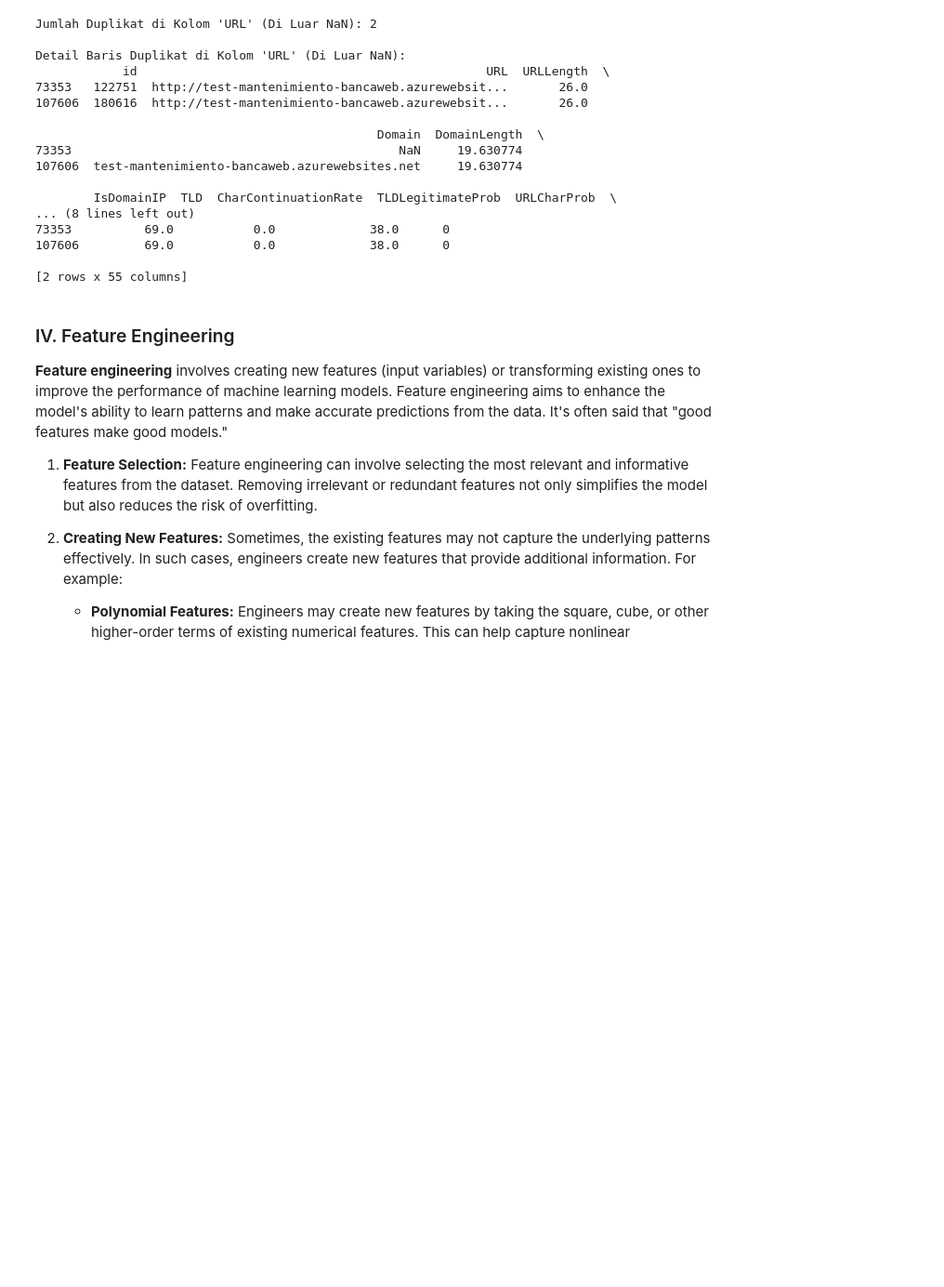
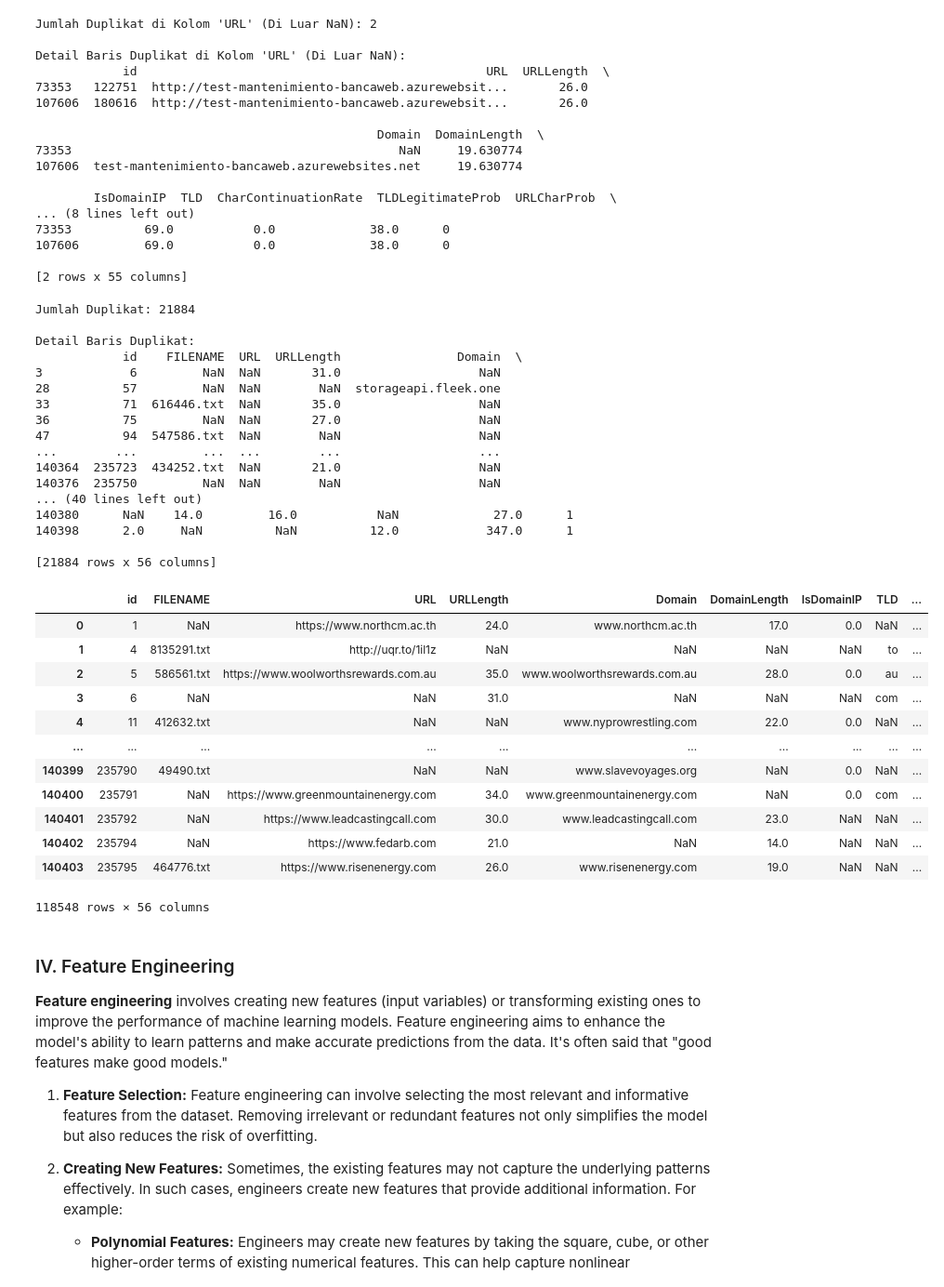
Before and after one commit to AhmadFawwazi/Tugas-Besar-2-IF3070-Dasar-Inteligensi-Artifisial-Implementasi-Algoritma-Pembelajaran-Mesin, a Jupyter notebook: src.ipynb, the cells around one changed output. Shown at 93% size. Saved outputs shown, nothing was run; the diff lists cells and outputs as text; code cells hidden in the pictures; blank space fills up the shorter version.

```diff
--- a/src.ipynb
+++ b/src.ipynb
@@ -327,6 +455,59 @@ Detail Baris Duplikat di Kolom 'URL' (Di Luar NaN):
 107606         69.0           0.0             38.0      0
 
 [2 rows x 55 columns]
+# %%
+class DuplicateHandler(BaseEstimator, TransformerMixin):
+    def __init__(self, subset=None, keep='first'):
+        self.subset = subset
+        self.keep = keep
+
+    def fit(self, X, y=None):
+
+        return self
+
+    def transform(self, X):
+
+        X = X.copy()
+        duplicates = X[X.duplicated(subset=self.subset, keep=False)]
+        print("Jumlah Duplikat:", duplicates.shape[0])
+        print("\nDetail Baris Duplikat:")
+        print(duplicates)
+
+        # Menghapus duplikat
+        X = X.drop_duplicates(subset=self.subset, keep=self.keep)
+
+        return X
+# %% [output]
+Jumlah Duplikat: 21884
+
+Detail Baris Duplikat:
+            id    FILENAME  URL  URLLength                Domain  \
+3            6         NaN  NaN       31.0                   NaN
+28          57         NaN  NaN        NaN  storageapi.fleek.one
+33          71  616446.txt  NaN       35.0                   NaN
+36          75         NaN  NaN       27.0                   NaN
+47          94  547586.txt  NaN        NaN                   NaN
+...        ...         ...  ...        ...                   ...
+140364  235723  434252.txt  NaN       21.0                   NaN
+140376  235750         NaN  NaN        NaN                   NaN
+... (40 lines left out)
+140380      NaN    14.0         16.0           NaN             27.0      1
+140398      2.0     NaN          NaN          12.0            347.0      1
+
+[21884 rows x 56 columns]
+|  | id | FILENAME | URL | URLLength | Domain | DomainLength | IsDomainIP | TLD | ... |
+| 0 | 1 | NaN | https://www.northcm.ac.th | 24.0 | www.northcm.ac.th | 17.0 | 0.0 | NaN | ... |
+| 1 | 4 | 8135291.txt | http://uqr.to/1il1z | NaN | NaN | NaN | NaN | to | ... |
+| 2 | 5 | 586561.txt | https://www.woolworthsrewards.com.au | 35.0 | www.woolworthsrewards.com.au | 28.0 | 0.0 | au | ... |
+| 3 | 6 | NaN | NaN | 31.0 | NaN | NaN | NaN | com | ... |
+| 4 | 11 | 412632.txt | NaN | NaN | www.nyprowrestling.com | 22.0 | 0.0 | NaN | ... |
+| ... | ... | ... | ... | ... | ... | ... | ... | ... | ... |
+| 140399 | 235790 | 49490.txt | NaN | NaN | www.slavevoyages.org | NaN | 0.0 | NaN | ... |
+| 140400 | 235791 | NaN | https://www.greenmountainenergy.com | 34.0 | www.greenmountainenergy.com | NaN | 0.0 | com | ... |
+| 140401 | 235792 | NaN | https://www.leadcastingcall.com | 30.0 | www.leadcastingcall.com | 23.0 | NaN | NaN | ... |
+| 140402 | 235794 | NaN | https://www.fedarb.com | 21.0 | NaN | 14.0 | NaN | NaN | ... |
+| 140403 | 235795 | 464776.txt | https://www.risenenergy.com | 26.0 | www.risenenergy.com | 19.0 | NaN | NaN | ... |
+118548 rows × 56 columns
 # %% [markdown]
 ### IV. Feature Engineering
 
```
Also changed, not shown: parts of 11 cells of this notebook.
